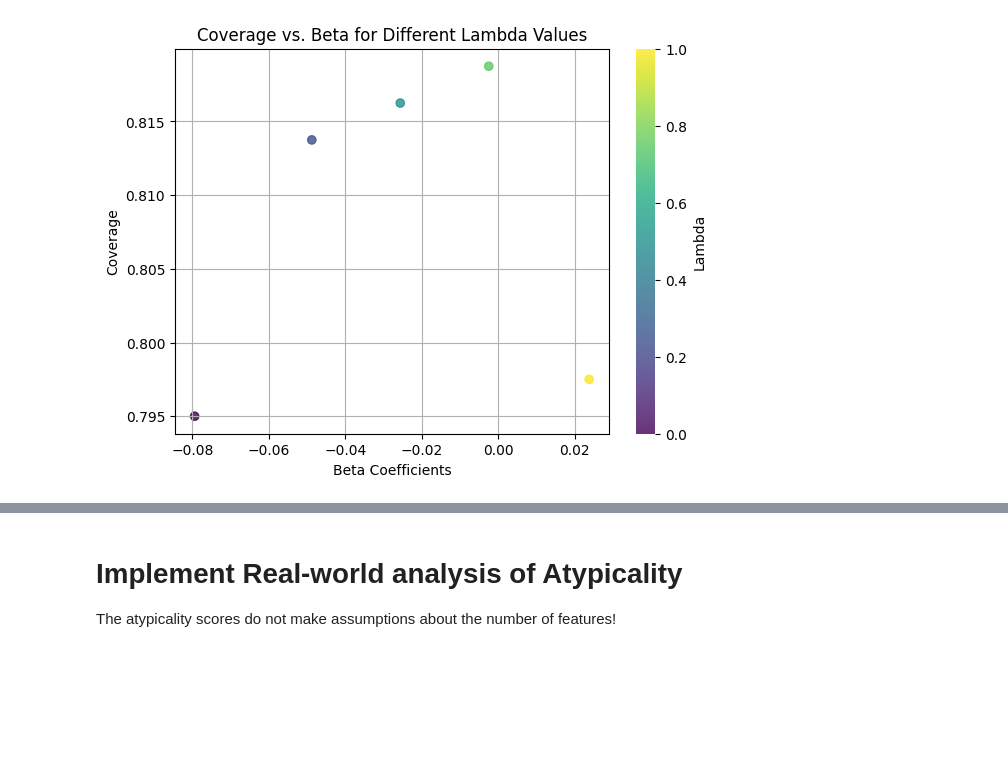
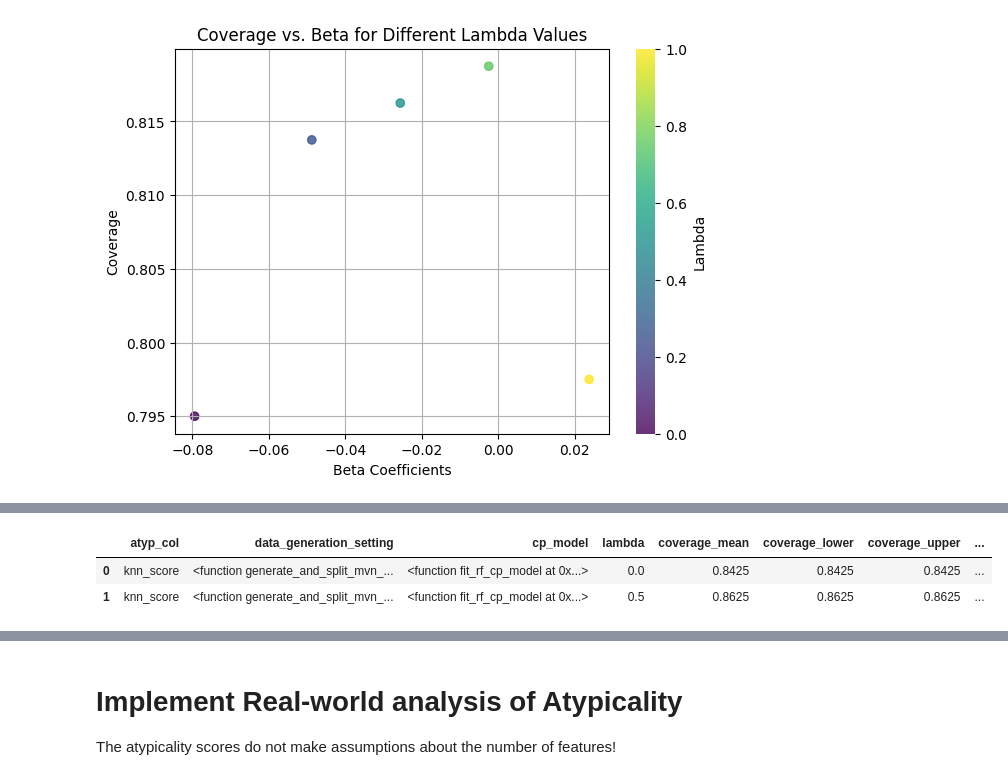
Before and after one commit to audtree/extending-atypicality, a Jupyter notebook: notebooks/proof-of-concept.ipynb, the cells around one changed output, grey strips where cells are left out. Cells and saved outputs as stored; diff of their text form; code cells hidden in the pictures; blank space fills up the shorter version.

Commit message:
lambda selection

```diff
--- a/notebooks/proof-of-concept.ipynb
+++ b/notebooks/proof-of-concept.ipynb
@@ -33,13 +34,14 @@ atypicality_settings = [
 ]
 
 # Run calibration across all atypicality types
-coverage_by_quantile_lambda = evaluate_lambda_adjusted_interval_coverage(atypicality_settings,
+coverage_by_quantile_lambda, _ = evaluate_lambda_adjusted_interval_coverage(atypicality_settings,
                                         make_and_split_data=generate_and_split_mvn_data,
                                         fit_cp_model=fit_rf_cp_model,
                                         n_samples=500,
                                         n_splits=3,
                                         true_atypicality=True,
                                         num_quantiles=5,
+                                        return_df=False,
                                         silent=True)
 
 # Peek at output: coverage across atypicality score, quantile, split, and lambda
@@ -123,0 +142,90 @@ Lambda with lowest MSE: logjointmvn_score_lam0-75 with MSE 0.0007437500000000007
+# %%
+# To select the best lambda...
+# TODO: WORKSHOP THIS CELL!
+
+# Function to iterate through the atypicality scores, find the best lambda, and return relevant metrics.
+# atyp_scores = ['knn_score', 'kde_score', 'log_joint_mvn_score', 'gmm_score', 'lognormal_score']
+# data_generation_settings = [generate_and_split_mvn_data, generate_and_split_lognormal_data, generate_and_split_gmm_data]
+# cp_models = [fit_rf_cp_model, fit_gaussian_cp_model, fit_conformal_cp_model]
+
+from lambda_tuning import get_best_lambda
+from compute_bounds import coverage_by_quantile
+import pandas as pd
+
+atyp_scores = ['knn_score']
+data_generation_settings = [generate_and_split_mvn_data]
+cp_models = [fit_rf_cp_model]
+
+def append_results(results, df, atyp_col, lambda_value):
+    results.append({
+        'atyp_col': atyp_col,
+        'data_generation_setting': data_generation_setting,
+        'cp_model': cp_model,
+        'lambda': lambda_value,
+        'coverage_mean': df.loc['mean', 'coverage'],
+        'coverage_lower': df.loc['lower', 'coverage'],
+        'coverage_upper': df.loc['upper', 'coverage'],
+        'beta_coeff_mean': df.loc['mean', 'beta_coefficients'],
+        'beta_coeff_lower': df.loc['lower', 'beta_coefficients'],
+        'beta_coeff_upper': df.loc['upper', 'beta_coefficients']
+    })
+
+true_atypicality = True
+lambda_metric_results = []
+coverage_results = []
+n_splits = 1
+
+for data_generation_setting in data_generation_settings:
+    for atyp_col in atyp_scores:
+        if atyp_col == 'lognormal_score' and data_generation_setting != generate_and_split_lognormal_data:
+            continue
+
+        for cp_model in cp_models:
+            # Use lambda_hyperparameter_tuning, uses y_test as a second calibration set.
+            # This requires that we generate unseen data to evaluate lambda, because we don't
+            # want to evaluate lambda on the dataset (y_test) that we used to select lambda.
+
+            # The number of runs is: n_splits (3) * n lambda steps (5)
+            lambda_metrics_hyperparameter_tuning, _, _ = lambda_hyperparameter_tuning(atyp_col=atyp_col,
+                                                                make_and_split_data=data_generation_setting,
+                                                                fit_cp_model=cp_model,
+                                                                n_splits=n_splits,
+                                                                true_atypicality=true_atypicality,
+                                                                hyperparameter_tuning=True)
+
+            # Select best lambda
+            best_lambda = get_best_lambda(lambda_metrics_hyperparameter_tuning, 'coverage', highest=True)
+
+            lambda_metrics, lambda_results, merged_dfs = lambda_hyperparameter_tuning(atyp_col=atyp_col,
+                                                                make_and_split_data=data_generation_setting,
+                                                                fit_cp_model=cp_model,
+                                                                n_splits=n_splits,
+                                                                true_atypicality=true_atypicality,
+                                                                hyperparameter_tuning=False,
+                                                                best_lambda=best_lambda)
+
+            best_lambda_col = f'{atyp_col}_lam{str(best_lambda).replace(".", "-")}'
+            lambda_0_df = lambda_metrics[f'{atyp_col}_lam0-0']
+            best_lambda_df = lambda_metrics[best_lambda_col]
+            coverage_df = coverage_by_quantile(lambda_results[best_lambda_col][0],
+                                                        atyp_col,
+                                                        f'aar_{atyp_col}_lower_lam{str(best_lambda).replace(".", "-")}',
+                                                        f'aar_{atyp_col}_upper_lam{str(best_lambda).replace(".", "-")}',
+                                                        num_quantiles=5)
+
+            # Append the no-lambda value to a dataframe. Also append the best-lambda metrics to a dataframe.
+            append_results(lambda_metric_results, lambda_0_df, atyp_col, 0.0)
+            append_results(lambda_metric_results, best_lambda_df, atyp_col, best_lambda)
+
+            # Store coverage_df with metadata
+            coverage_results.append({
+                'atyp_col': atyp_col,
+                'data_generation_setting': data_generation_setting,
+                'cp_model': cp_model,
+                'lambda': best_lambda,
+                'merged_df': merged_dfs[best_lambda_col]
+            })
+
+pd.DataFrame(lambda_metric_results)
+# Usable outputs: lambda_metric_results, coverage_results
+# %% [output]
@@ -123,0 +250,3 @@ Lambda with lowest MSE: logjointmvn_score_lam0-75 with MSE 0.0007437500000000007
+|  | atyp_col | data_generation_setting | cp_model | lambda | coverage_mean | coverage_lower | coverage_upper | ... |
+| 0 | knn_score | <function generate_and_split_mvn_... | <function fit_rf_cp_model at 0x...> | 0.0 | 0.8425 | 0.8425 | 0.8425 | ... |
+| 1 | knn_score | <function generate_and_split_mvn_... | <function fit_rf_cp_model at 0x...> | 0.5 | 0.8625 | 0.8625 | 0.8625 | ... |
```
Also changed, not shown: parts of 10 cells of this notebook, 3 other files.
